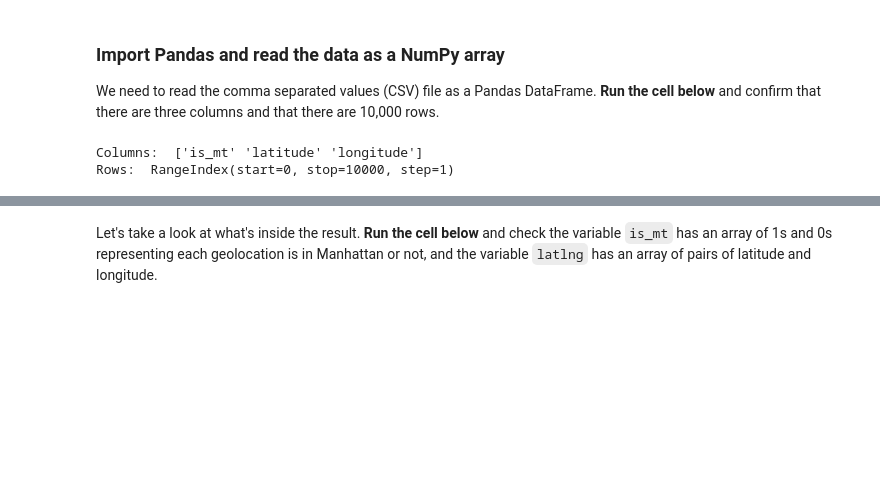
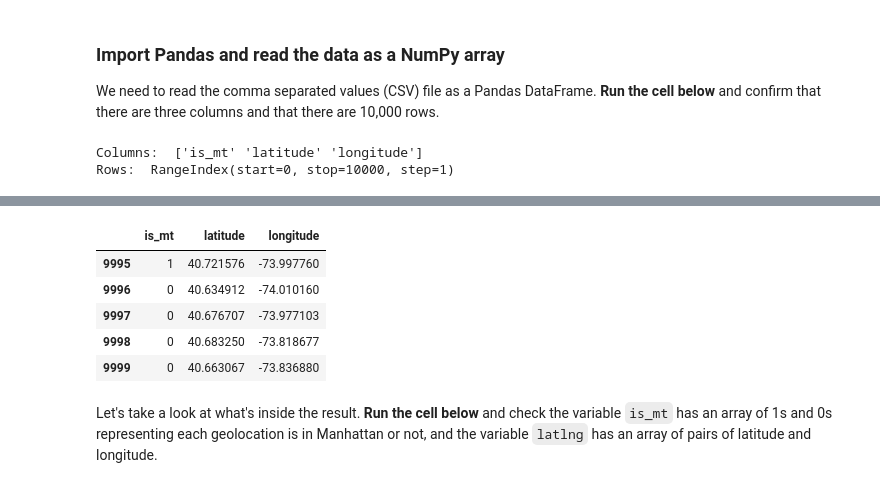
Before and after one commit to karthikmswamy/TF_Intro_Notebooks, a Jupyter notebook: 2. Classify Manhattan with TensorFlow.ipynb, the cells around one changed output, grey strips where cells are left out. Cells and saved outputs as stored; diff of their text form; code cells hidden in the pictures; blank space fills up the shorter version.

```diff
--- a/2. Classify Manhattan with TensorFlow.ipynb
+++ b/2. Classify Manhattan with TensorFlow.ipynb
@@ -48,3 +57,12 @@ Rows:  RangeIndex(start=0, stop=10000, step=1)
+# %%
+df.tail()
+# %% [output]
+|  | is_mt | latitude | longitude |
+| 9995 | 1 | 40.721576 | -73.997760 |
+| 9996 | 0 | 40.634912 | -74.010160 |
+| 9997 | 0 | 40.676707 | -73.977103 |
+| 9998 | 0 | 40.683250 | -73.818677 |
+| 9999 | 0 | 40.663067 | -73.836880 |
 # %% [markdown]
 Let's take a look at what's inside the result. **Run the cell below** and check the variable `is_mt` has an array of 1s and 0s representing each geolocation is in Manhattan or not, and the variable `latlng` has an array of pairs of latitude and longitude.
 # %%
```
Also changed, not shown: parts of 6 cells of this notebook.
